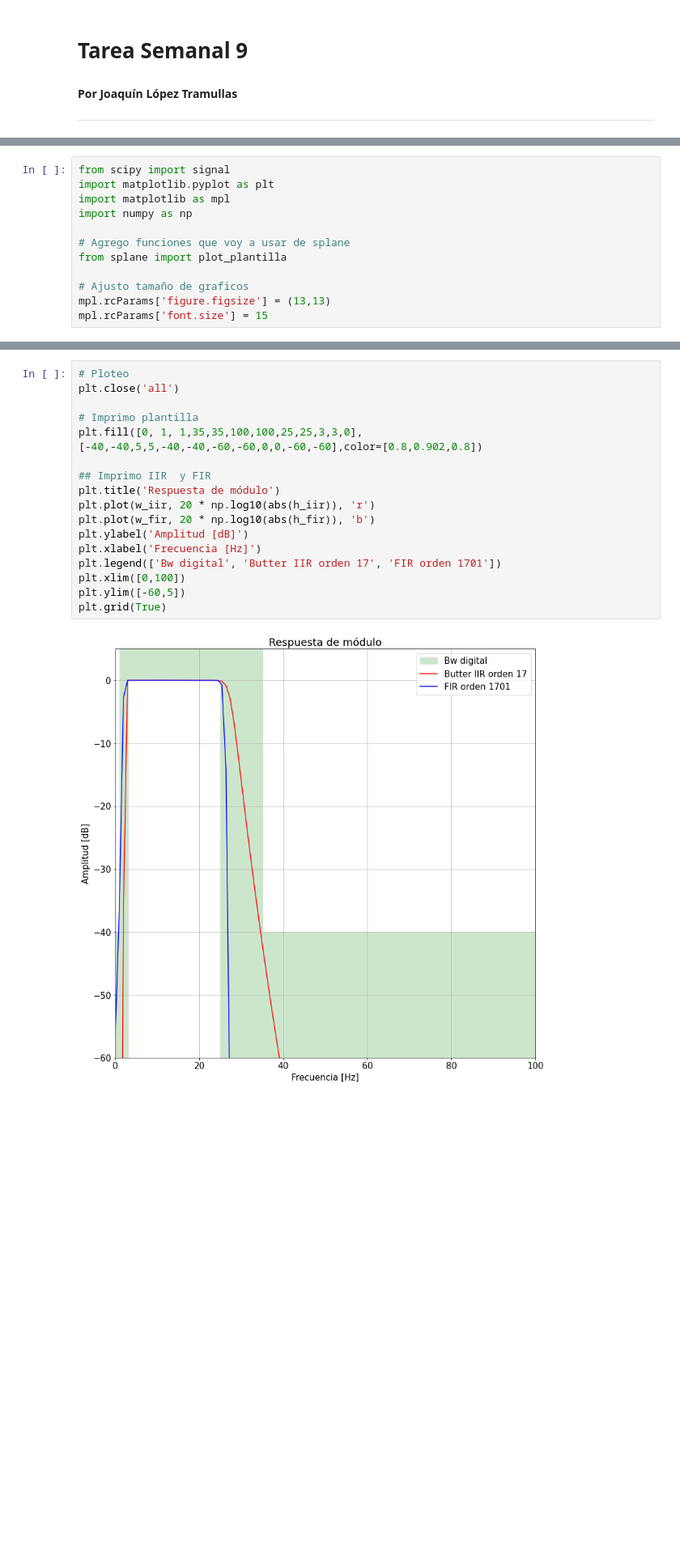
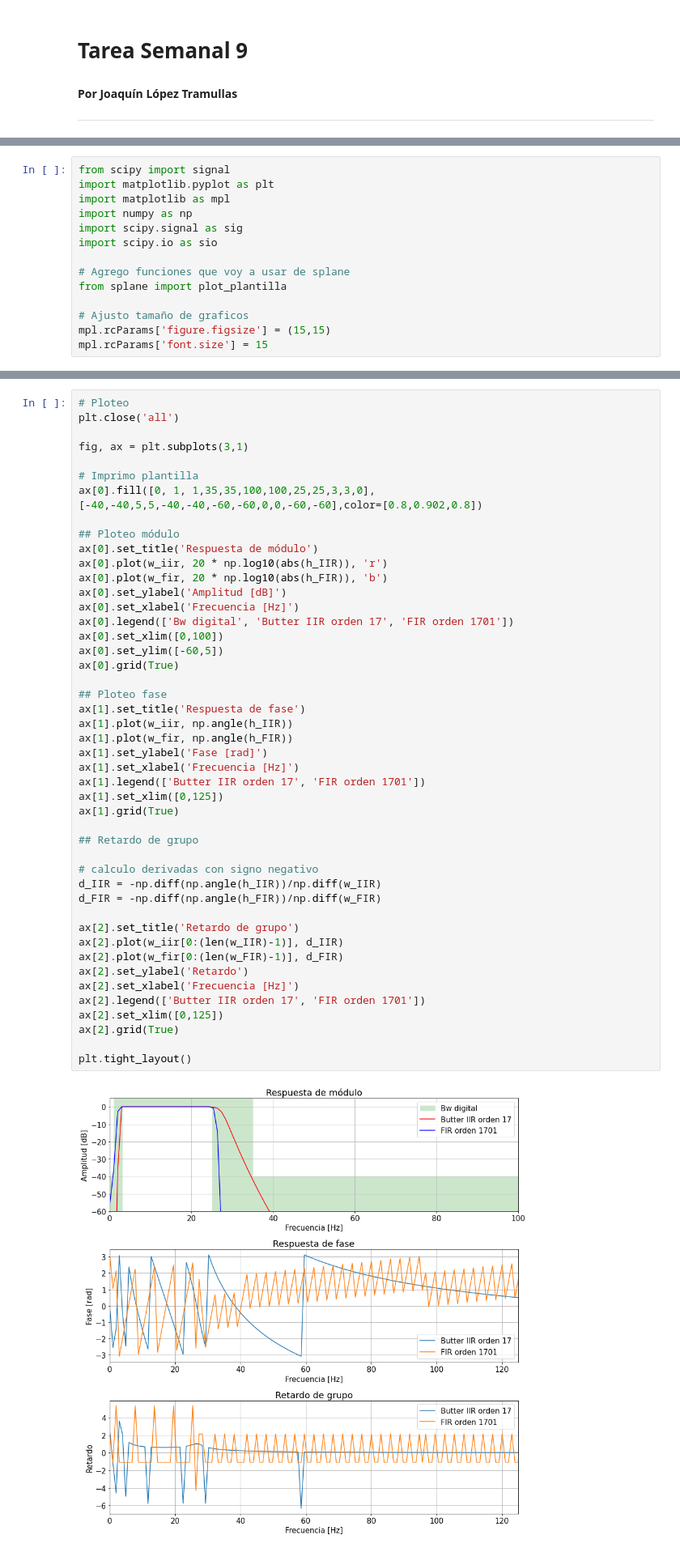
Before and after one commit to JoacoLopezTramullas/TC2, a Jupyter notebook: Tareas semanales/TS09/TS9.ipynb, the cells around one changed output, grey strips where cells are left out. Shown at 81% size. Drawn from its saved outputs; the diff is of its cells as text; blank space fills up the shorter version.

```diff
--- a/Tareas semanales/TS09/TS9.ipynb
+++ b/Tareas semanales/TS09/TS9.ipynb
@@ -8,11 +12,13 @@ from scipy import signal
 import matplotlib.pyplot as plt
 import matplotlib as mpl
 import numpy as np
+import scipy.signal as sig
+import scipy.io as sio
 
 # Agrego funciones que voy a usar de splane
 from splane import plot_plantilla
 
 # Ajusto tamaño de graficos
-mpl.rcParams['figure.figsize'] = (13,13)
+mpl.rcParams['figure.figsize'] = (15,15)
 mpl.rcParams['font.size'] = 15
 # %% [markdown]
@@ -94,19 +63,48 @@ plt.grid(True)
 # %%
 # Ploteo
 plt.close('all')
 
+fig, ax = plt.subplots(3,1)
+
 # Imprimo plantilla
-plt.fill([0, 1, 1,35,35,100,100,25,25,3,3,0],[-40,-40,5,5,-40,-40,-60,-60,0,0,-60,-60],color=[0.8,0.902,0.8])
+ax[0].fill([0, 1, 1,35,35,100,100,25,25,3,3,0],[-40,-40,5,5,-40,-40,-60,-60,0,0,-60,-60],color=[0.8,0.902,0.8])
 
-## Imprimo IIR  y FIR
-plt.title('Respuesta de módulo')
-plt.plot(w_iir, 20 * np.log10(abs(h_iir)), 'r')
-plt.plot(w_fir, 20 * np.log10(abs(h_fir)), 'b')
-plt.ylabel('Amplitud [dB]')
-plt.xlabel('Frecuencia [Hz]')
-plt.legend(['Bw digital', 'Butter IIR orden 17', 'FIR orden 1701'])
-plt.xlim([0,100])
-plt.ylim([-60,5])
-plt.grid(True)
+## Ploteo módulo
+ax[0].set_title('Respuesta de módulo')
+ax[0].plot(w_iir, 20 * np.log10(abs(h_IIR)), 'r')
+ax[0].plot(w_fir, 20 * np.log10(abs(h_FIR)), 'b')
+ax[0].set_ylabel('Amplitud [dB]')
+ax[0].set_xlabel('Frecuencia [Hz]')
+ax[0].legend(['Bw digital', 'Butter IIR orden 17', 'FIR orden 1701'])
+ax[0].set_xlim([0,100])
+ax[0].set_ylim([-60,5])
+ax[0].grid(True)
+
+## Ploteo fase
+ax[1].set_title('Respuesta de fase')
+ax[1].plot(w_iir, np.angle(h_IIR))
+ax[1].plot(w_fir, np.angle(h_FIR))
+ax[1].set_ylabel('Fase [rad]')
+ax[1].set_xlabel('Frecuencia [Hz]')
+ax[1].legend(['Butter IIR orden 17', 'FIR orden 1701'])
+ax[1].set_xlim([0,125])
+ax[1].grid(True)
+
+## Retardo de grupo
+
+# calculo derivadas con signo negativo
+d_IIR = -np.diff(np.angle(h_IIR))/np.diff(w_IIR)
+d_FIR = -np.diff(np.angle(h_FIR))/np.diff(w_FIR)
+
+ax[2].set_title('Retardo de grupo')
+ax[2].plot(w_iir[0:(len(w_IIR)-1)], d_IIR)
+ax[2].plot(w_fir[0:(len(w_FIR)-1)], d_FIR)
+ax[2].set_ylabel('Retardo')
+ax[2].set_xlabel('Frecuencia [Hz]')
+ax[2].legend(['Butter IIR orden 17', 'FIR orden 1701'])
+ax[2].set_xlim([0,125])
+ax[2].grid(True)
+
+plt.tight_layout()
 # %% [output]
-[figure, old version]
+[figure, new version]
```
Also changed, not shown: parts of 18 cells of this notebook, 3 other files.
